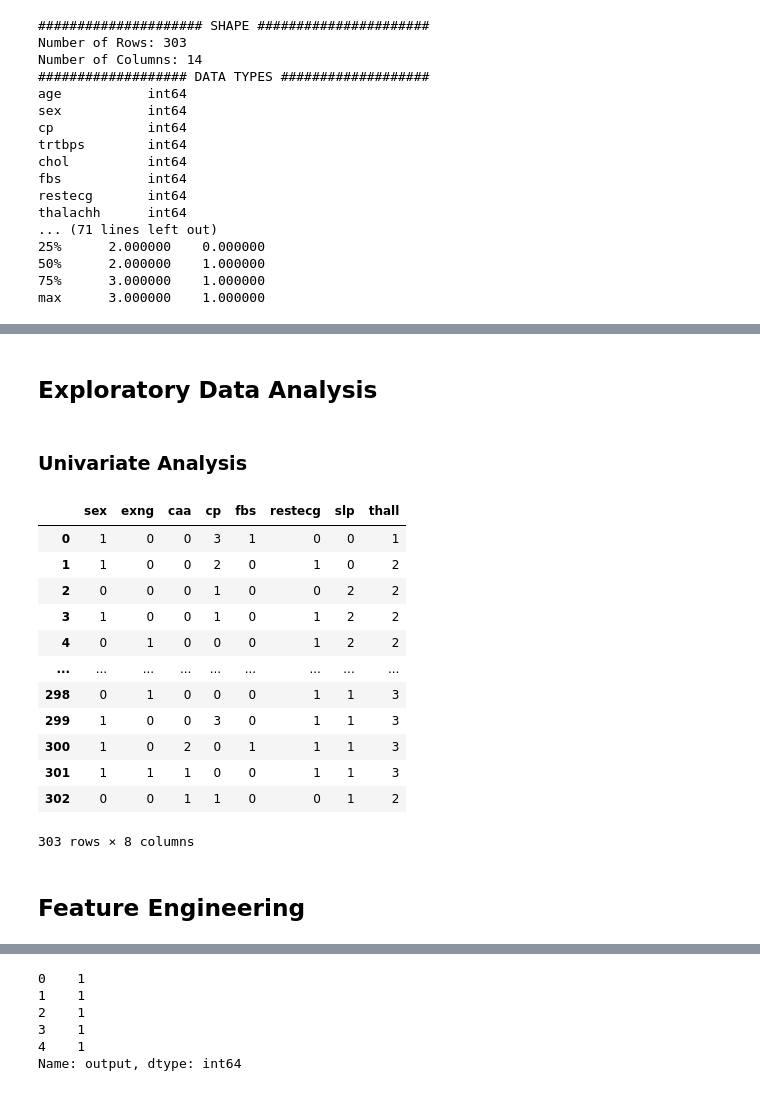
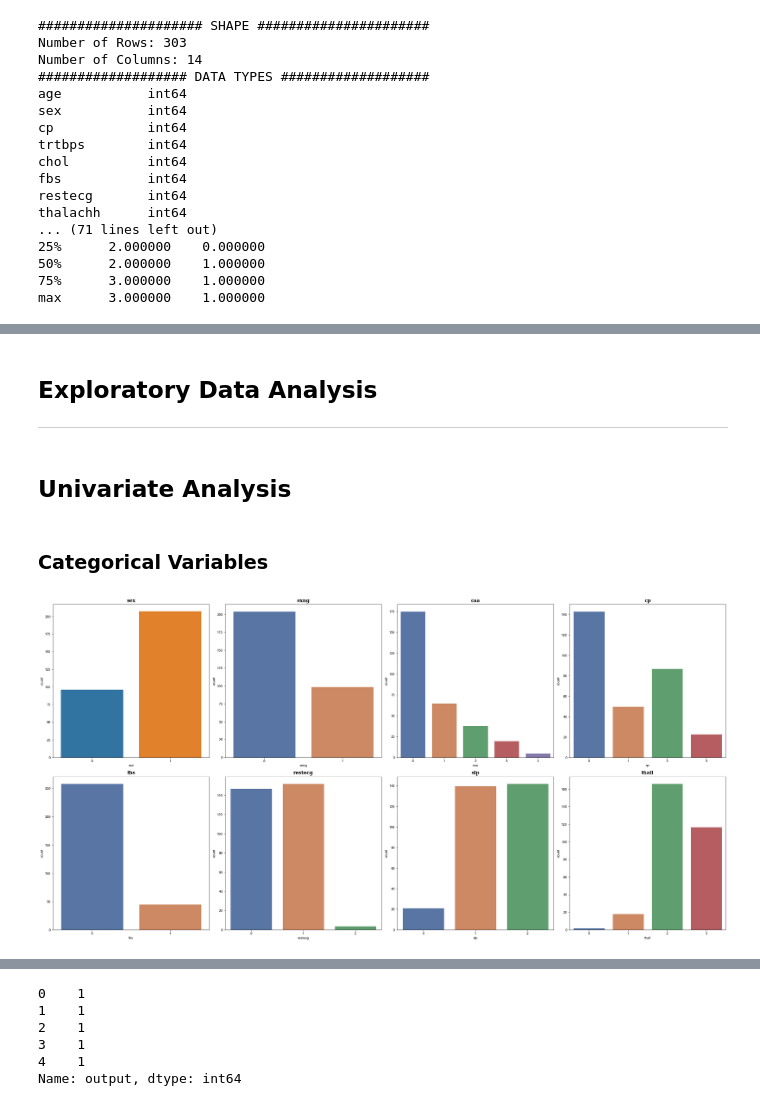
Before and after one commit to OmkarShivaprasad/Cleveland_Heart_Classification, a Jupyter notebook: heart.ipynb, the cells around one changed output, grey strips where cells are left out. Cells and saved outputs as stored; diff of their text form; code cells hidden in the pictures.

```diff
--- a/heart.ipynb
+++ b/heart.ipynb
@@ -135,44 +173,32 @@ heart_df.profile_report()
 # %% [output]
 [interactive output not drawn]
 # %% [markdown]
-## Exploratory Data Analysis
+## **Exploratory Data Analysis**
+
+---
 # %% [markdown]
-### Univariate Analysis
+## Univariate Analysis
-# %%
-cat_cols = ['sex','exng','caa','cp','fbs','restecg','slp','thall']
-heart_cat = heart_df[cat_cols]
-heart_cat
-# %% [output]
-|  | sex | exng | caa | cp | fbs | restecg | slp | thall |
-| 0 | 1 | 0 | 0 | 3 | 1 | 0 | 0 | 1 |
-| 1 | 1 | 0 | 0 | 2 | 0 | 1 | 0 | 2 |
-| 2 | 0 | 0 | 0 | 1 | 0 | 0 | 2 | 2 |
-| 3 | 1 | 0 | 0 | 1 | 0 | 1 | 2 | 2 |
-| 4 | 0 | 1 | 0 | 0 | 0 | 1 | 2 | 2 |
-| ... | ... | ... | ... | ... | ... | ... | ... | ... |
-| 298 | 0 | 1 | 0 | 0 | 0 | 1 | 1 | 3 |
-| 299 | 1 | 0 | 0 | 3 | 0 | 1 | 1 | 3 |
-| 300 | 1 | 0 | 2 | 0 | 1 | 1 | 1 | 3 |
-| 301 | 1 | 1 | 1 | 0 | 0 | 1 | 1 | 3 |
-| 302 | 0 | 0 | 1 | 1 | 0 | 0 | 1 | 2 |
-303 rows × 8 columns
+# %% [markdown]
+### Categorical Variables
 # %%
 cat_cols = ['sex','exng','caa','cp','fbs','restecg','slp','thall']
 heart_cat = heart_df[cat_cols]
 
 num_plots = len(cat_cols)
 total_cols = 4
-total_rows = num_plots//total_cols + 1
+total_rows = num_plots//total_cols
 fig, axs = plt.subplots(nrows=total_rows, ncols=total_cols,
                         figsize=(7*total_cols, 7*total_rows), constrained_layout=True)
 
 def cat_count (df):
     for i, var in enumerate(cat_cols):
         row = i//total_cols
         pos = i % total_cols
         sns.countplot(x=var, data=df, ax=axs[row][pos])
+        sns.set_theme(style="darkgrid")
+        axs.flatten()[i].set_title(cat_cols[i], fontsize=14, fontweight='bold', fontfamily='serif', color="#000000")
 
 
 cat_count(heart_cat)
+# %% [output]
+[figure, added]
-# %% [markdown]
-## Feature Engineering
```
Also changed, not shown: parts of 30 cells of this notebook.
